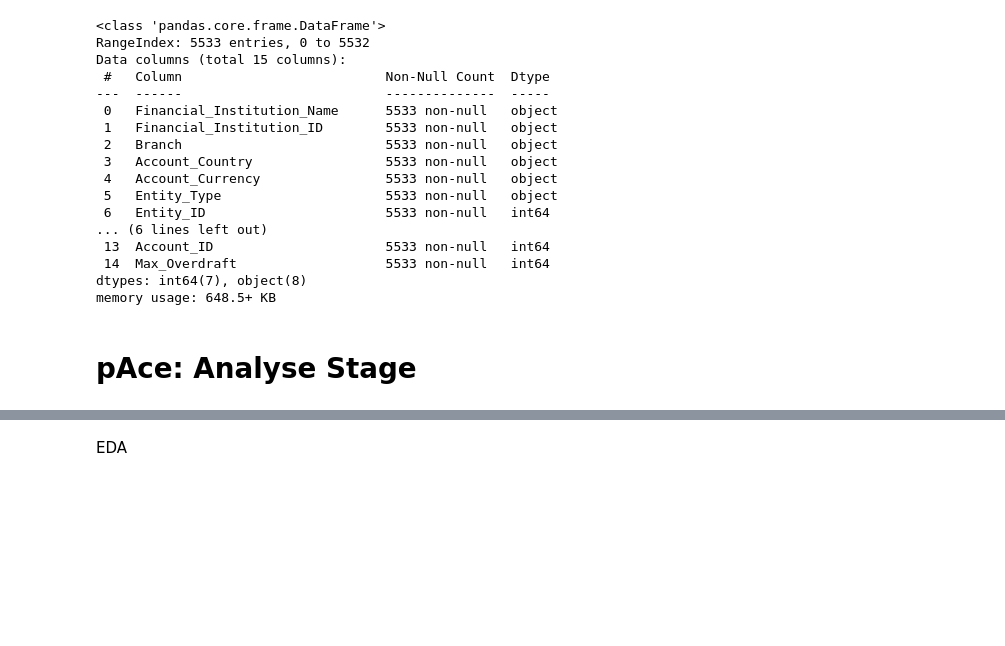
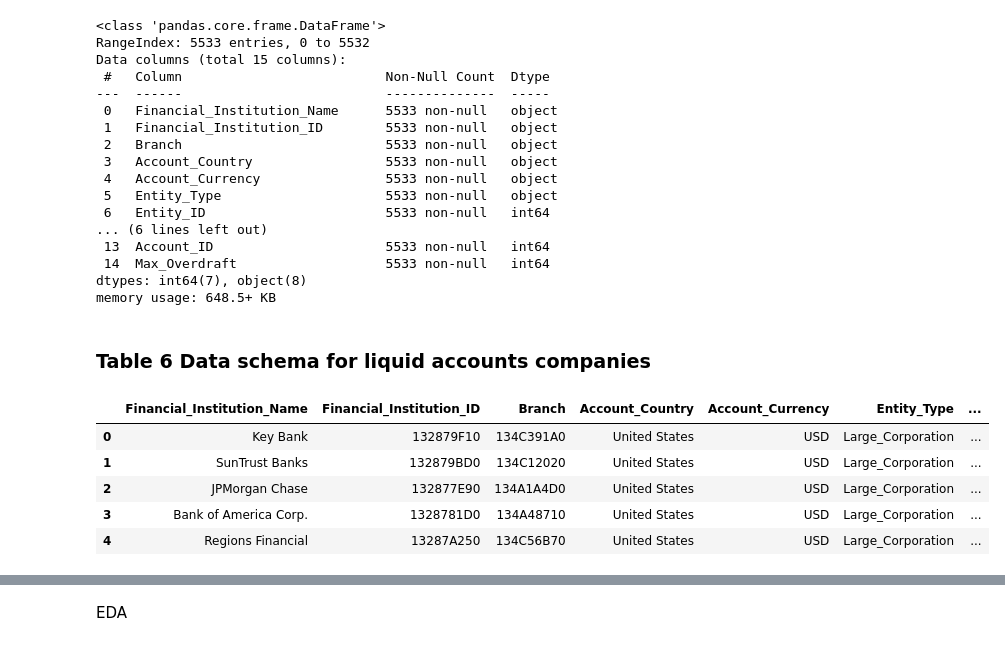
Before and after one commit to thomas-sutter/ai-aml-mvp2value, a Jupyter notebook: 1_exploratory_data_analysis.ipynb, the cells around one changed output, grey strips where cells are left out. Saved outputs shown, nothing was run; the diff lists cells and outputs as text; code cells hidden in the pictures; blank space fills up the shorter version.

Commit message:
Save Import stage

```diff
--- a/1_exploratory_data_analysis.ipynb
+++ b/1_exploratory_data_analysis.ipynb
@@ -258,5 +262,18 @@ Data columns (total 15 columns):
  14  Max_Overdraft                   5533 non-null   int64
 dtypes: int64(7), object(8)
 memory usage: 648.5+ KB
-# %% [markdown]
-# pAce: Analyse Stage
+# %% [markdown]
+### Table 6 Data schema for liquid accounts companies
+# %%
+# Loading dataset liquid_accts_companies
+liquid_accts_companies_df = pd.read_csv('/content/drive/MyDrive/Portfolio/AML/core_banking_and_money_laundering/data/sd175_Small_liquid_accts_companies.csv', encoding='latin1')
+
+# Display the first 5 rows of the dataframe
+display(liquid_accts_companies_df.head())
+# %% [output]
+|  | Financial_Institution_Name | Financial_Institution_ID | Branch | Account_Country | Account_Currency | Entity_Type | ... |
+| 0 | Key Bank | 132879F10 | 134C391A0 | United States | USD | Large_Corporation | ... |
+| 1 | SunTrust Banks | 132879BD0 | 134C12020 | United States | USD | Large_Corporation | ... |
+| 2 | JPMorgan Chase | 132877E90 | 134A1A4D0 | United States | USD | Large_Corporation | ... |
+| 3 | Bank of America Corp. | 1328781D0 | 134A48710 | United States | USD | Large_Corporation | ... |
+| 4 | Regions Financial | 13287A250 | 134C56B70 | United States | USD | Large_Corporation | ... |
```
Also changed, not shown: parts of 9 cells of this notebook.
